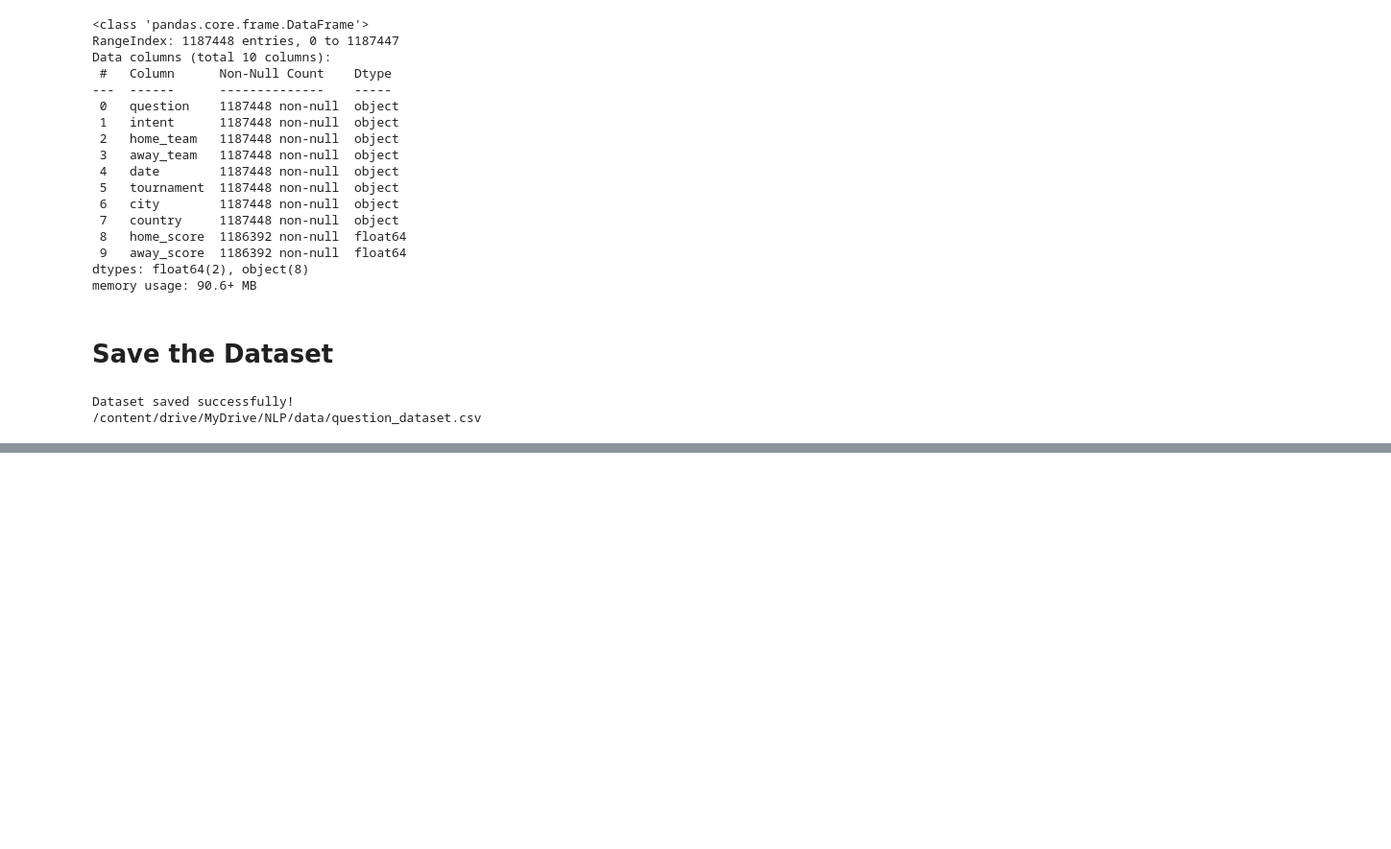
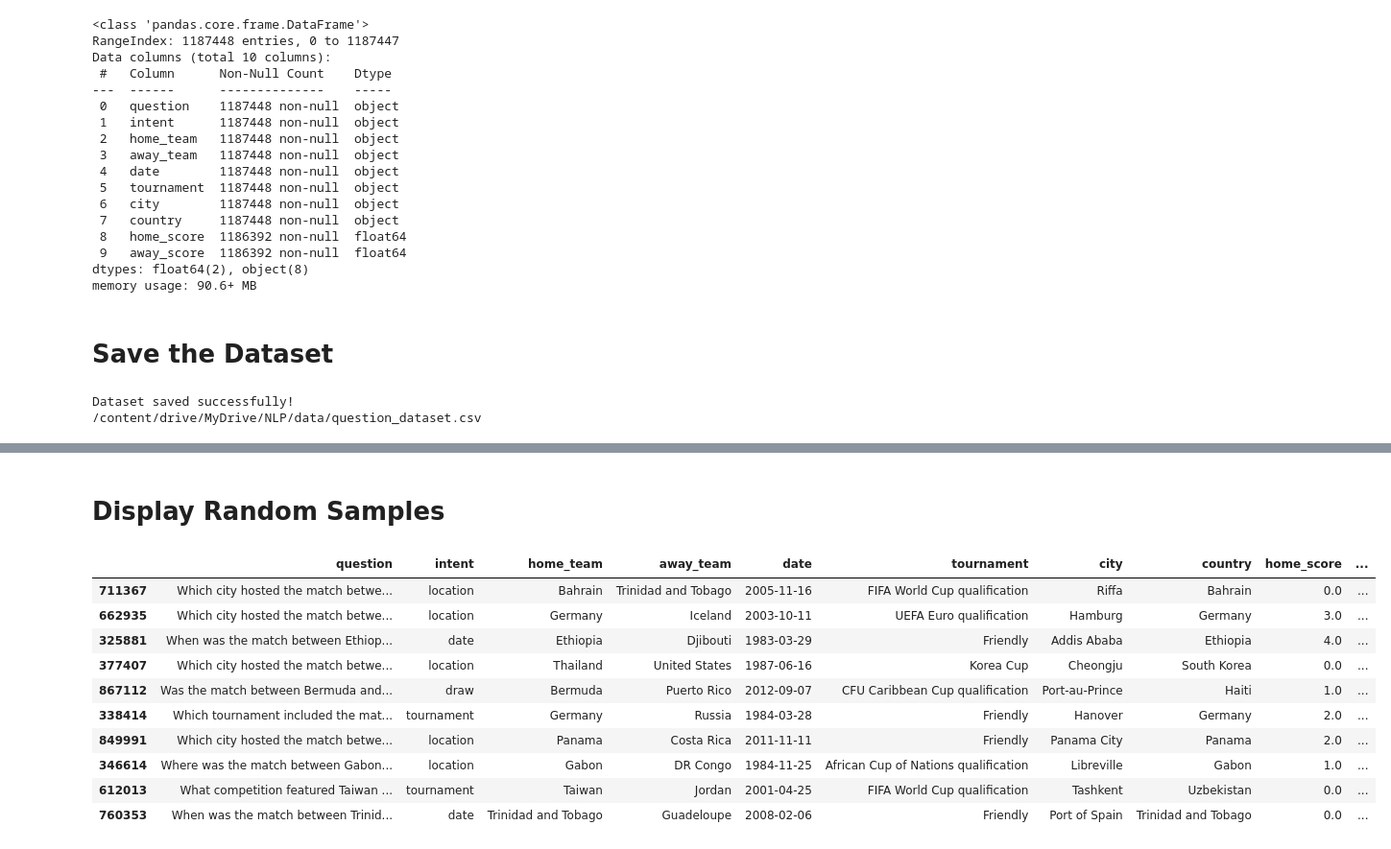
Before and after one commit to eshan14git/football-qa-nlp, a Jupyter notebook: notebooks/Disa_Football_NLQA_Project.ipynb, the cells around one changed output, grey strips where cells are left out. Shown at 96% size. Cells and saved outputs as stored; diff of their text form; code cells hidden in the pictures; blank space fills up the shorter version.

```diff
--- a/notebooks/Disa_Football_NLQA_Project.ipynb
+++ b/notebooks/Disa_Football_NLQA_Project.ipynb
@@ -334,0 +421,16 @@ Dataset saved successfully!
+# %% [markdown]
+# Display Random Samples
+# %%
+questions_df.sample(10, random_state=42)
+# %% [output]
+|  | question | intent | home_team | away_team | date | tournament | city | country | home_score | ... |
+| 711367 | Which city hosted the match betwe... | location | Bahrain | Trinidad and Tobago | 2005-11-16 | FIFA World Cup qualification | Riffa | Bahrain | 0.0 | ... |
+| 662935 | Which city hosted the match betwe... | location | Germany | Iceland | 2003-10-11 | UEFA Euro qualification | Hamburg | Germany | 3.0 | ... |
+| 325881 | When was the match between Ethiop... | date | Ethiopia | Djibouti | 1983-03-29 | Friendly | Addis Ababa | Ethiopia | 4.0 | ... |
+| 377407 | Which city hosted the match betwe... | location | Thailand | United States | 1987-06-16 | Korea Cup | Cheongju | South Korea | 0.0 | ... |
+| 867112 | Was the match between Bermuda and... | draw | Bermuda | Puerto Rico | 2012-09-07 | CFU Caribbean Cup qualification | Port-au-Prince | Haiti | 1.0 | ... |
+| 338414 | Which tournament included the mat... | tournament | Germany | Russia | 1984-03-28 | Friendly | Hanover | Germany | 2.0 | ... |
+| 849991 | Which city hosted the match betwe... | location | Panama | Costa Rica | 2011-11-11 | Friendly | Panama City | Panama | 2.0 | ... |
+| 346614 | Where was the match between Gabon... | location | Gabon | DR Congo | 1984-11-25 | African Cup of Nations qualification | Libreville | Gabon | 1.0 | ... |
+| 612013 | What competition featured Taiwan ... | tournament | Taiwan | Jordan | 2001-04-25 | FIFA World Cup qualification | Tashkent | Uzbekistan | 0.0 | ... |
+| 760353 | When was the match between Trinid... | date | Trinidad and Tobago | Guadeloupe | 2008-02-06 | Friendly | Port of Spain | Trinidad and Tobago | 0.0 | ... |
```
Also changed, not shown: parts of 34 cells of this notebook.
